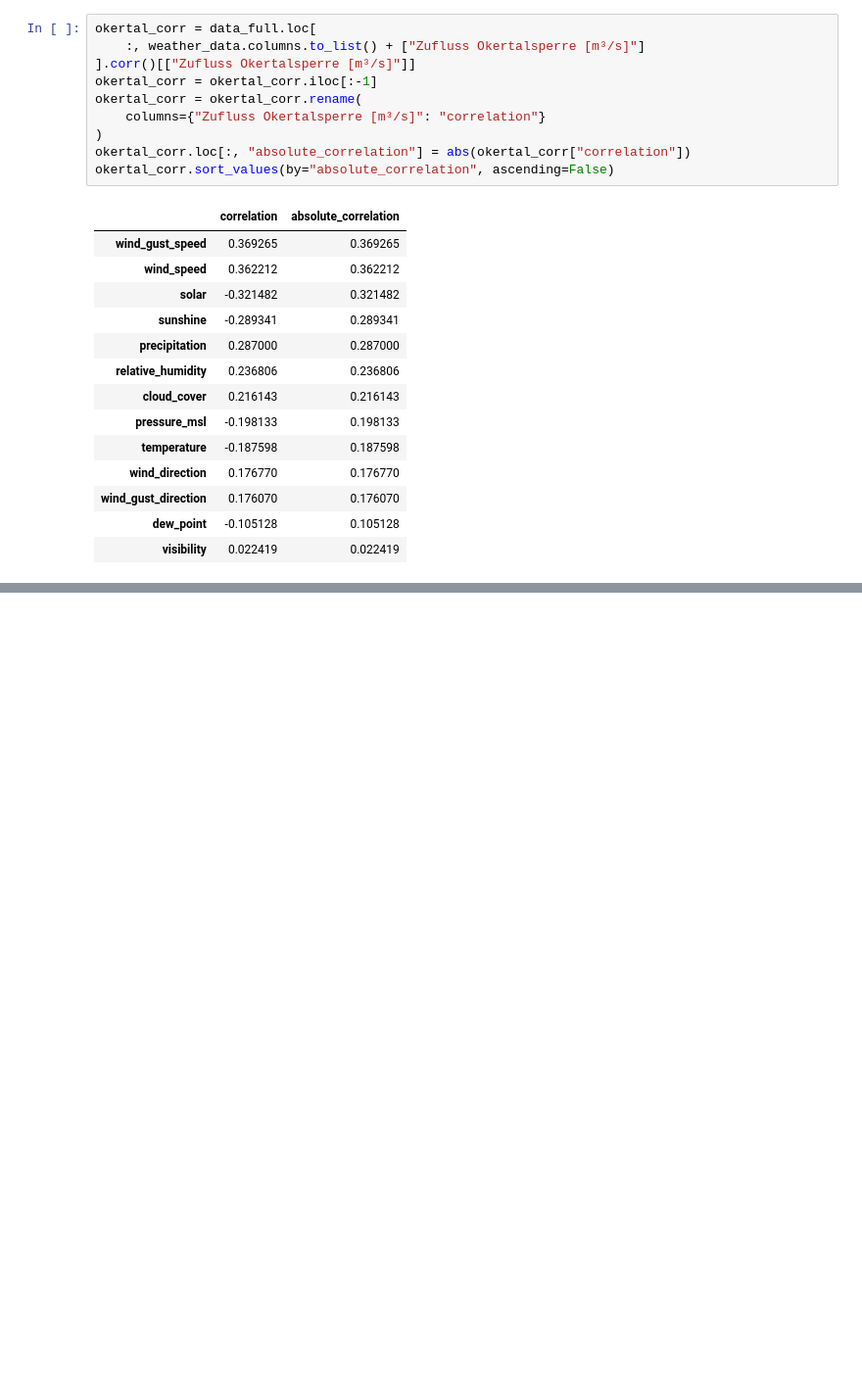
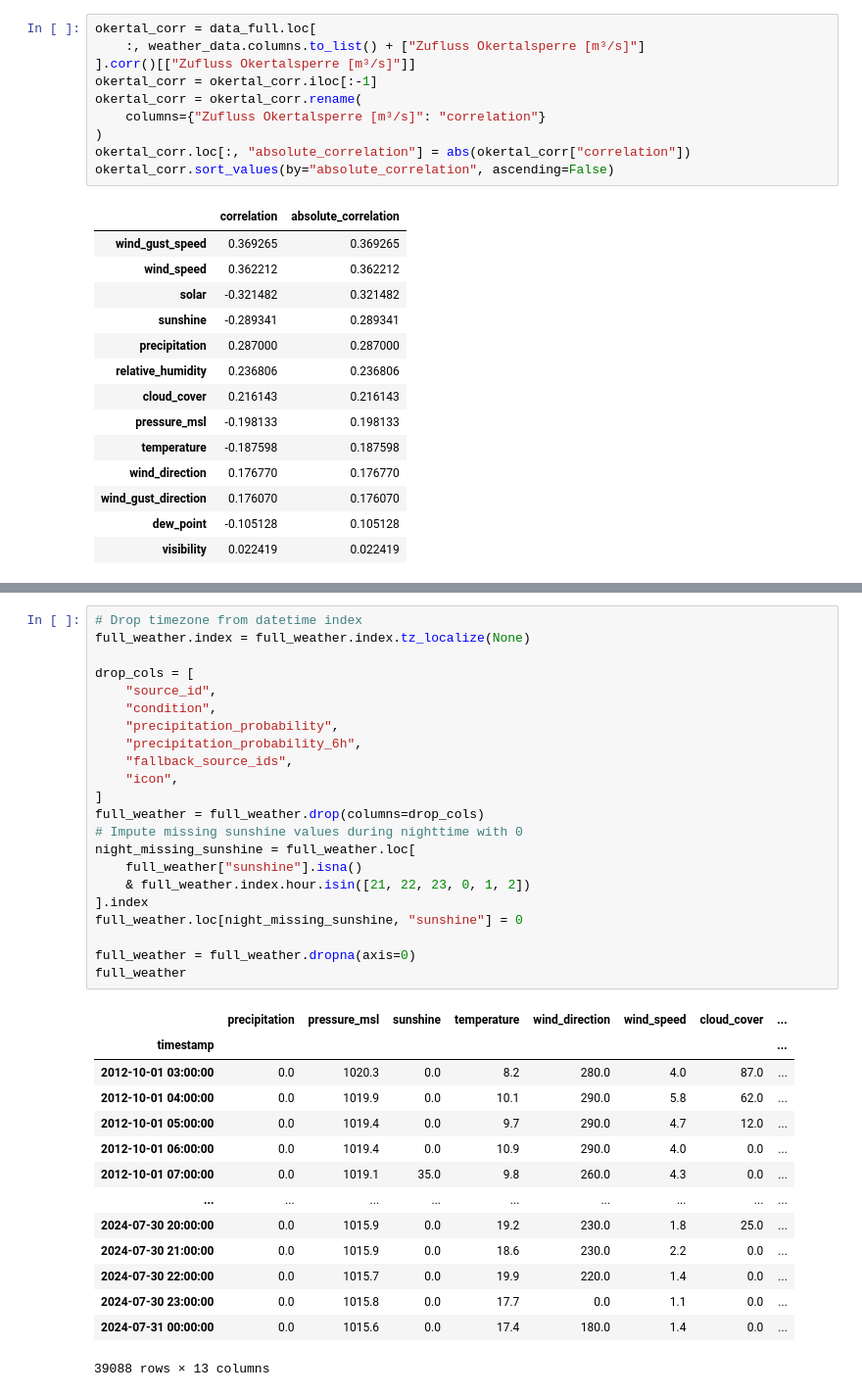
Before and after one commit to AquaStream/waterlevels_oker, a Jupyter notebook: notebooks/EDA/ED_Tim_okertalsperre.ipynb, the cells around one changed output, grey strips where cells are left out. Shown at 98% size. Cells and saved outputs as stored; diff of their text form; blank space fills up the shorter version.

```diff
--- a/notebooks/EDA/ED_Tim_okertalsperre.ipynb
+++ b/notebooks/EDA/ED_Tim_okertalsperre.ipynb
@@ -163,0 +198,37 @@ okertal_corr.sort_values(by="absolute_correlation", ascending=False)
+# %%
+# Drop timezone from datetime index
+full_weather.index = full_weather.index.tz_localize(None)
+
+drop_cols = [
+	"source_id",
+	"condition",
+	"precipitation_probability",
+	"precipitation_probability_6h",
+	"fallback_source_ids",
+	"icon",
+]
+full_weather = full_weather.drop(columns=drop_cols)
+# Impute missing sunshine values during nighttime with 0
+night_missing_sunshine = full_weather.loc[
+	full_weather["sunshine"].isna()
+	& full_weather.index.hour.isin([21, 22, 23, 0, 1, 2])
+].index
+full_weather.loc[night_missing_sunshine, "sunshine"] = 0
+
+full_weather = full_weather.dropna(axis=0)
+full_weather
+# %% [output]
+|  | precipitation | pressure_msl | sunshine | temperature | wind_direction | wind_speed | cloud_cover | ... |
+| timestamp |  |  |  |  |  |  |  | ... |
+| 2012-10-01 03:00:00 | 0.0 | 1020.3 | 0.0 | 8.2 | 280.0 | 4.0 | 87.0 | ... |
+| 2012-10-01 04:00:00 | 0.0 | 1019.9 | 0.0 | 10.1 | 290.0 | 5.8 | 62.0 | ... |
+| 2012-10-01 05:00:00 | 0.0 | 1019.4 | 0.0 | 9.7 | 290.0 | 4.7 | 12.0 | ... |
+| 2012-10-01 06:00:00 | 0.0 | 1019.4 | 0.0 | 10.9 | 290.0 | 4.0 | 0.0 | ... |
+| 2012-10-01 07:00:00 | 0.0 | 1019.1 | 35.0 | 9.8 | 260.0 | 4.3 | 0.0 | ... |
+| ... | ... | ... | ... | ... | ... | ... | ... | ... |
+| 2024-07-30 20:00:00 | 0.0 | 1015.9 | 0.0 | 19.2 | 230.0 | 1.8 | 25.0 | ... |
+| 2024-07-30 21:00:00 | 0.0 | 1015.9 | 0.0 | 18.6 | 230.0 | 2.2 | 0.0 | ... |
+| 2024-07-30 22:00:00 | 0.0 | 1015.7 | 0.0 | 19.9 | 220.0 | 1.4 | 0.0 | ... |
+| 2024-07-30 23:00:00 | 0.0 | 1015.8 | 0.0 | 17.7 | 0.0 | 1.1 | 0.0 | ... |
+| 2024-07-31 00:00:00 | 0.0 | 1015.6 | 0.0 | 17.4 | 180.0 | 1.4 | 0.0 | ... |
+39088 rows × 13 columns
```
Also changed, not shown: parts of 12 cells of this notebook.
